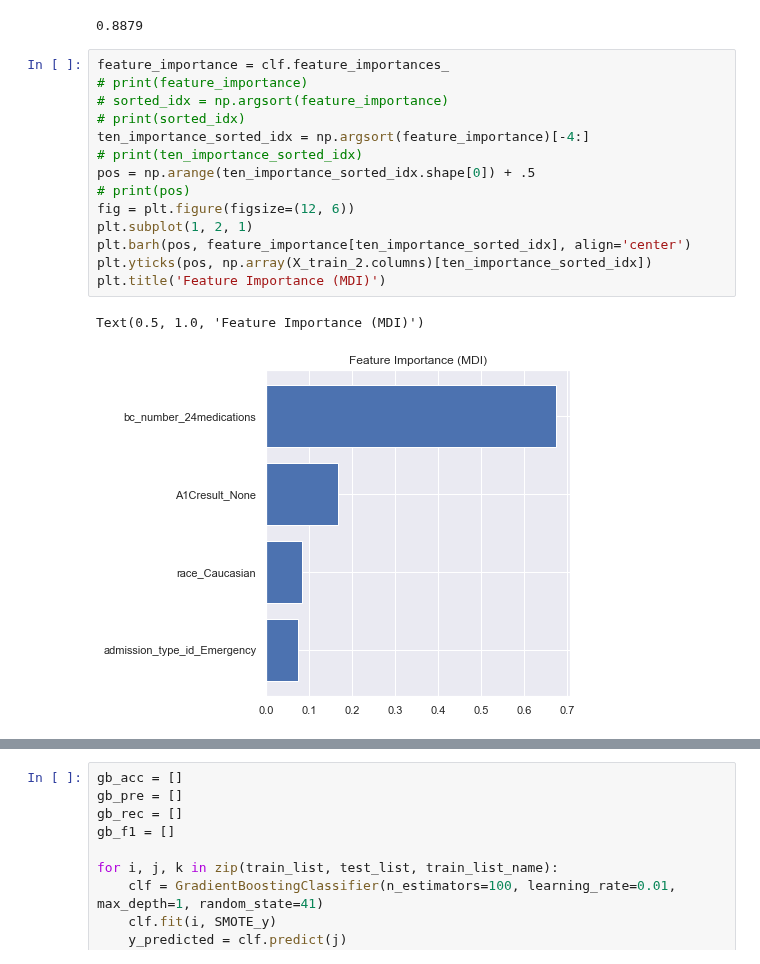
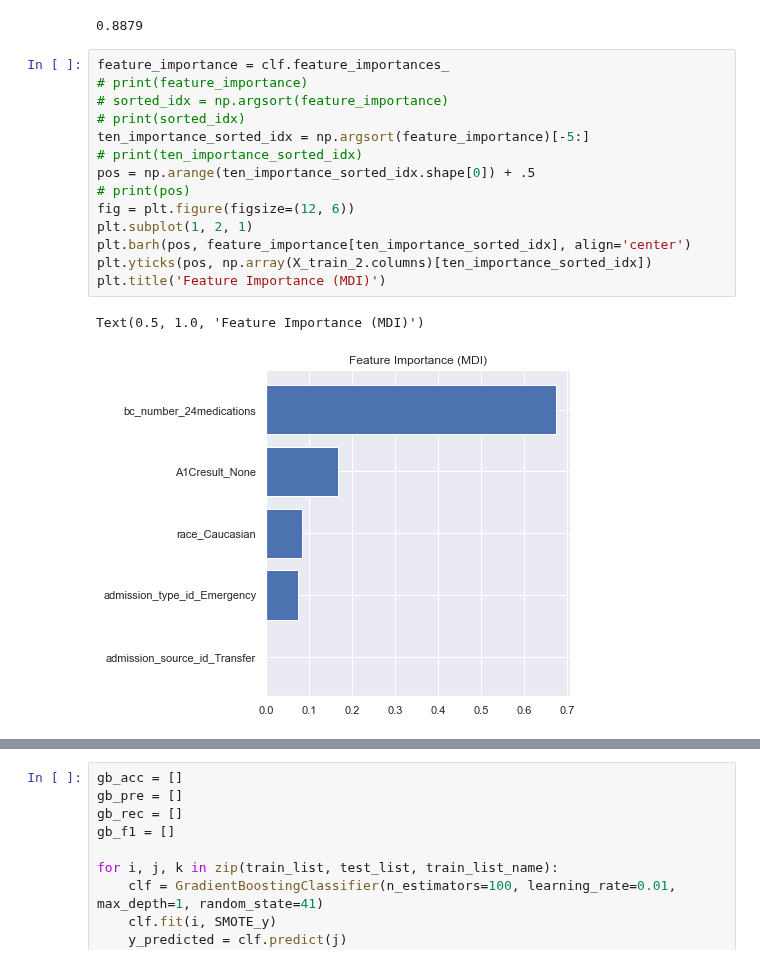
Before and after one commit to Rab6it/COMP5703_code, a Jupyter notebook: project.ipynb, the cells around one changed output, grey strips where cells are left out. Saved outputs shown, nothing was run; the diff lists cells and outputs as text.

```diff
--- a/project.ipynb
+++ b/project.ipynb
@@ -1216,17 +1219,17 @@ print(round(accuracy,4))
 # %%
 feature_importance = clf.feature_importances_
 # print(feature_importance)
 # sorted_idx = np.argsort(feature_importance)
 # print(sorted_idx)
-ten_importance_sorted_idx = np.argsort(feature_importance)[-4:]
+ten_importance_sorted_idx = np.argsort(feature_importance)[-5:]
 # print(ten_importance_sorted_idx)
 pos = np.arange(ten_importance_sorted_idx.shape[0]) + .5
 # print(pos)
 fig = plt.figure(figsize=(12, 6))
 plt.subplot(1, 2, 1)
 plt.barh(pos, feature_importance[ten_importance_sorted_idx], align='center')
 plt.yticks(pos, np.array(X_train_2.columns)[ten_importance_sorted_idx])
 plt.title('Feature Importance (MDI)')
 # %% [output]
 Text(0.5, 1.0, 'Feature Importance (MDI)')
-[figure, old version]
+[figure, new version]
```
Also changed, not shown: parts of 36 cells of this notebook.
